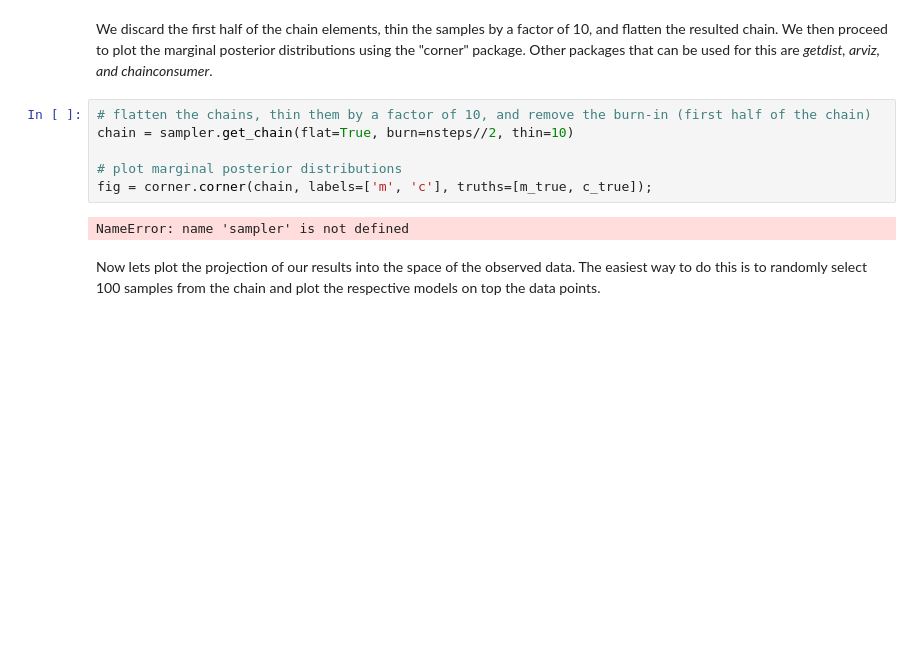
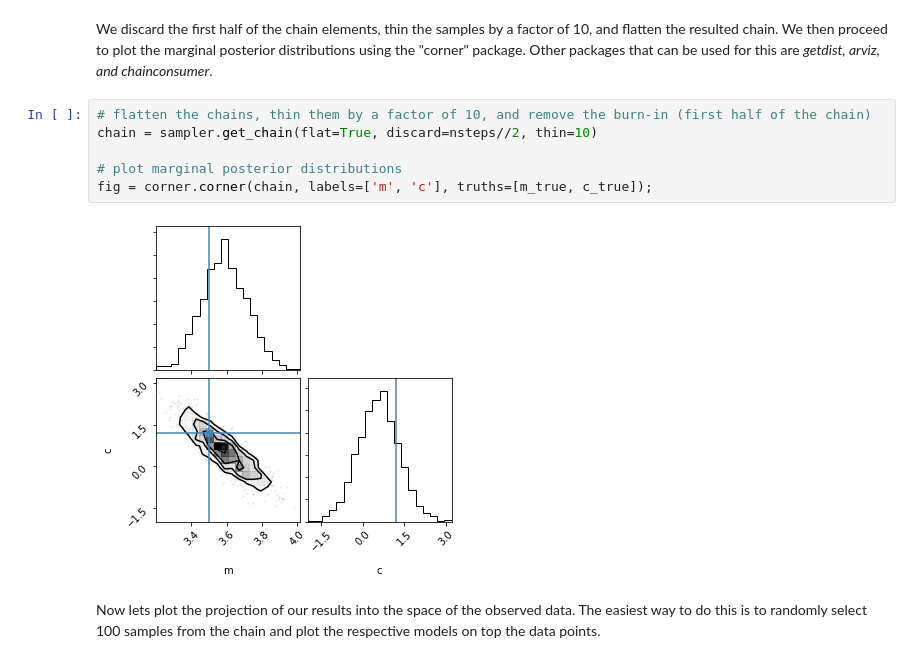
Before and after one commit to minaskar/zeus, a Jupyter notebook: docs/notebooks/datafit.ipynb, the cells around one changed output. Drawn from its saved outputs; the diff is of its cells as text; blank space fills up the shorter version.

```diff
--- a/docs/notebooks/datafit.ipynb
+++ b/docs/notebooks/datafit.ipynb
@@ -137,12 +150,12 @@ plt.show()
 We discard the first half of the chain elements, thin the samples by a factor of 10, and flatten the resulted chain. We then proceed to plot the marginal posterior distributions using the "corner" package. Other packages that can be used for this are *getdist, arviz, and chainconsumer*.
 # %%
 # flatten the chains, thin them by a factor of 10, and remove the burn-in (first half of the chain)
-chain = sampler.get_chain(flat=True, burn=nsteps//2, thin=10)
+chain = sampler.get_chain(flat=True, discard=nsteps//2, thin=10)
 
 # plot marginal posterior distributions
 fig = corner.corner(chain, labels=['m', 'c'], truths=[m_true, c_true]);
 # %% [output]
-NameError: name 'sampler' is not defined
+[figure, added]
 # %% [markdown]
 Now lets plot the projection of our results into the space of the observed data. The easiest way to do this is to randomly select 100 samples from the chain and plot the respective models on top the data points.
 # %%
```
Also changed, not shown: parts of 6 cells of this notebook, 53 other files.
